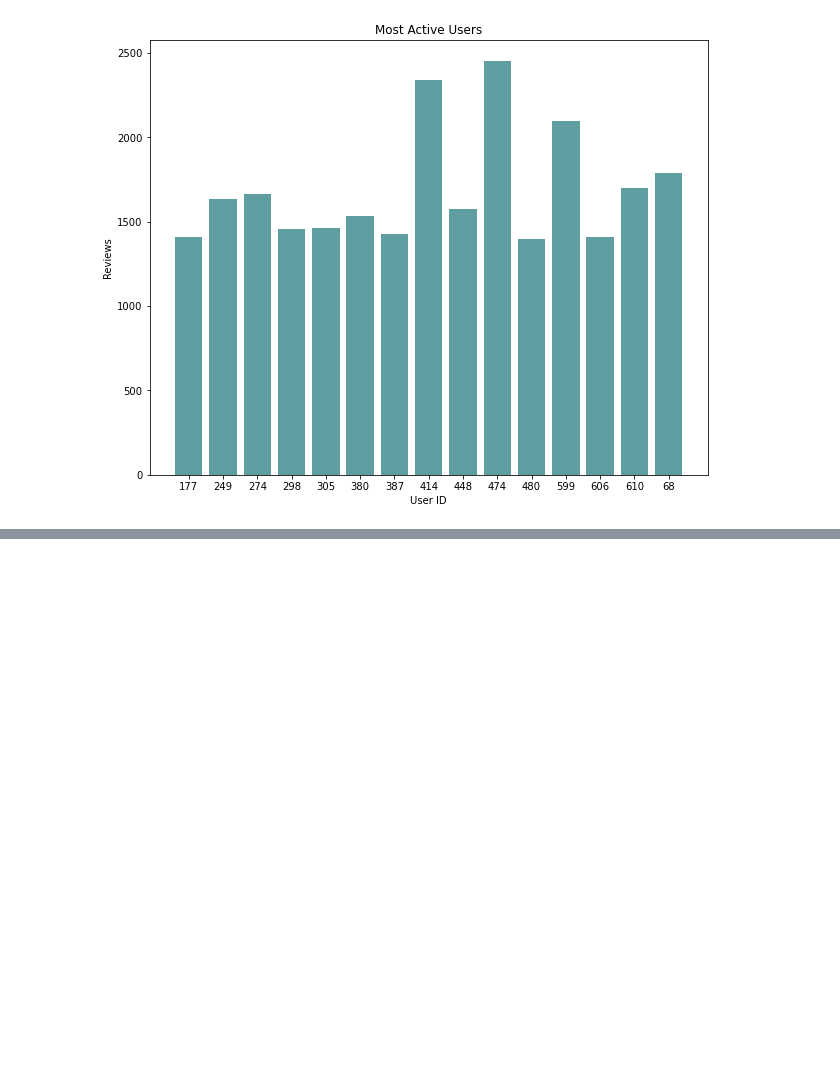
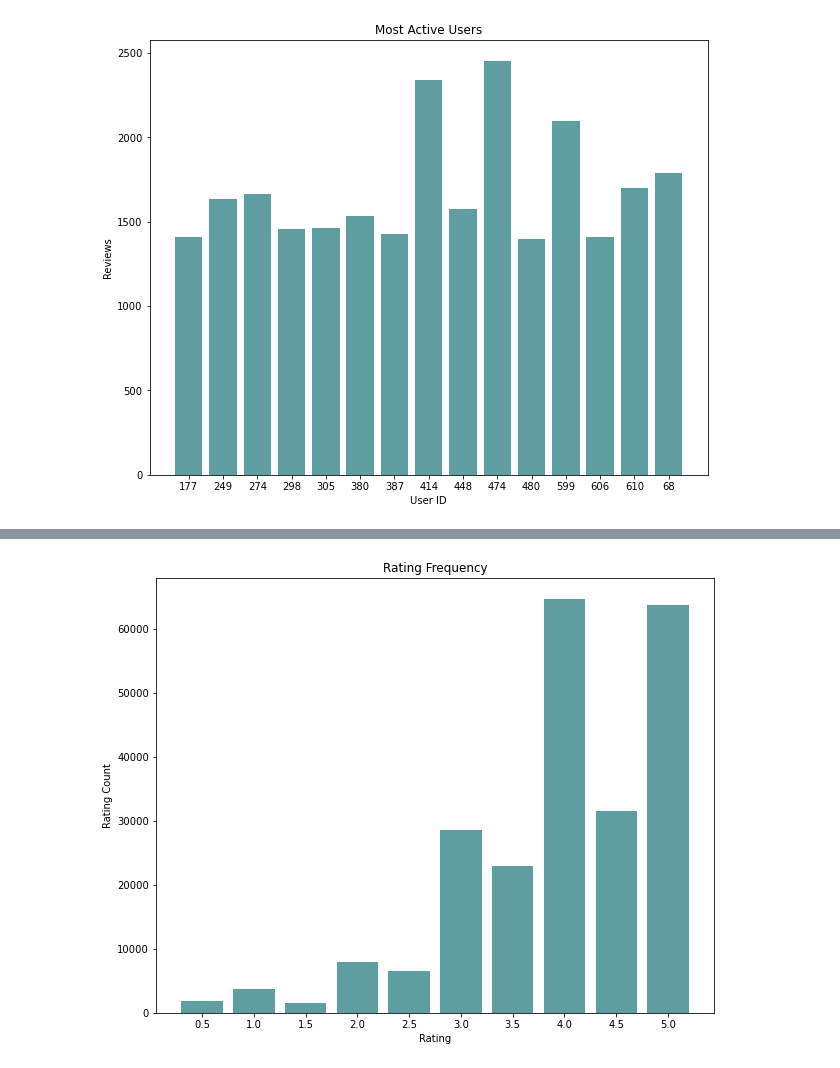
Before and after one commit to stephcia/movie-recommendation-system, a Jupyter notebook: stephanie_cleaning_2.ipynb, the cells around one changed output, grey strips where cells are left out. Saved outputs shown, nothing was run; the diff lists cells and outputs as text; code cells hidden in the pictures; blank space fills up the shorter version.

```diff
--- a/stephanie_cleaning_2.ipynb
+++ b/stephanie_cleaning_2.ipynb
@@ -475,3 +438,8 @@ plt.title("Most Active Users")
 plt.show()
 # %% [output]
 [figure]
+# %%
+top_ratings = pd.DataFrame(movie_df["rating"].value_counts(ascending=False).head(15))
+top_ratings = top_ratings.reset_index()
+top_ratings = top_ratings.rename(columns={"rating":"rating_count"})
+top_ratings = top_ratings.rename(columns={"index":"rating"})
@@ -478,2 +460,28 @@ plt.show()
+# %%
+#making user_id a string for graphing
+top_ratings['rating'] = top_ratings['rating'].astype(str)
+# %%
+#making bar graph of rating frequency
+
+grouped = top_ratings.groupby("rating")["rating_count"].sum()
+
+fig = plt.figure(figsize = (10, 8))
+
+# create a bar plot
+plt.bar(grouped.index, grouped.values, color="#5F9EA0")
+
+# set the x-axis label
+plt.xlabel("Rating")
+
+# set the y-axis label
+plt.ylabel("Rating Count")
+
+#adding title
+plt.title("Rating Frequency")
+
+# show the plot
+plt.show()
+# %% [output]
+[figure, added]
 # %%
 #using plotly to plot the top featurescolor=
```
Also changed, not shown: parts of 23 cells of this notebook.
